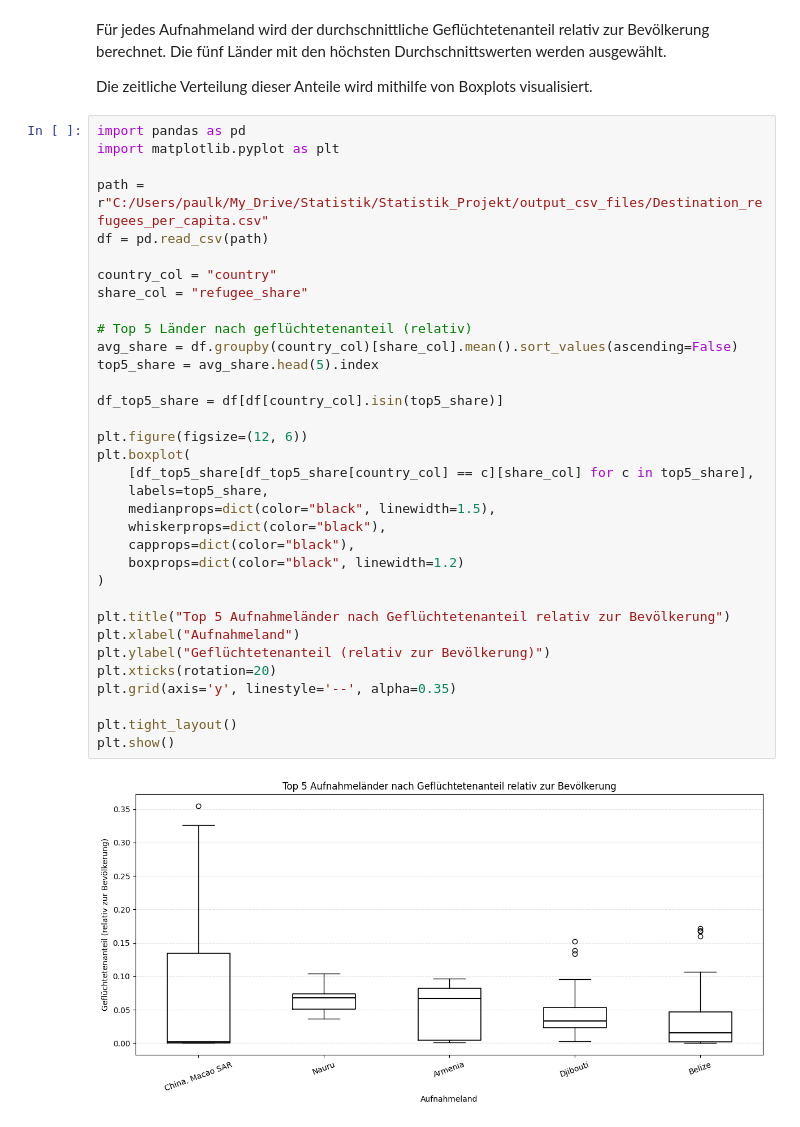
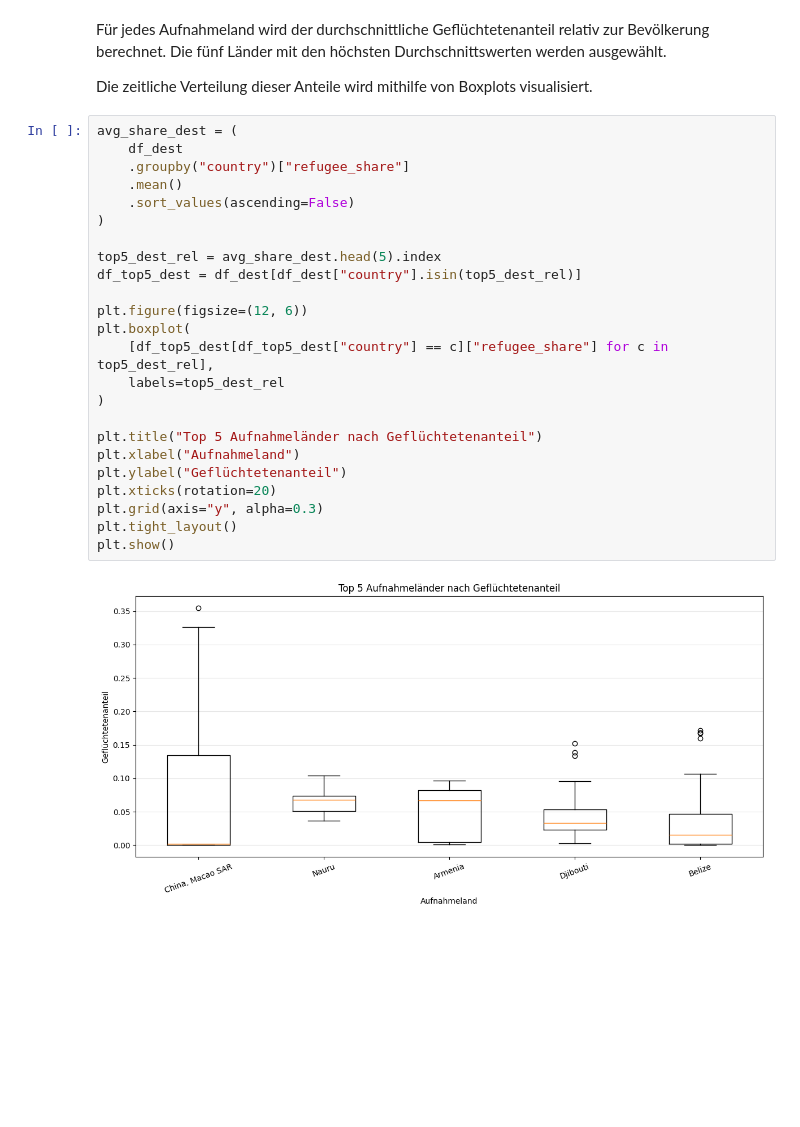
Before and after one commit to paujoko/Statistik_project_refugees, a Jupyter notebook: Boxplot_histogramm.ipynb, the cells around one changed output. Drawn from its saved outputs; the diff is of its cells as text; blank space fills up the shorter version.

```diff
--- a/Boxplot_histogramm.ipynb
+++ b/Boxplot_histogramm.ipynb
@@ -126,38 +119,28 @@ Durchschnittswerten werden ausgewählt.
 Die zeitliche Verteilung dieser Anteile wird mithilfe von Boxplots
 visualisiert.
 # %%
-import pandas as pd
-import matplotlib.pyplot as plt
+avg_share_dest = (
+    df_dest
+    .groupby("country")["refugee_share"]
+    .mean()
+    .sort_values(ascending=False)
+)
 
-path = r"C:/Users/paulk/My_Drive/Statistik/Statistik_Projekt/output_csv_files/Destination_refugees_per_capita.csv"
-df = pd.read_csv(path)
-
-country_col = "country"
-share_col = "refugee_share"
-
-# Top 5 Länder nach geflüchtetenanteil (relativ)
-avg_share = df.groupby(country_col)[share_col].mean().sort_values(ascending=False)
-top5_share = avg_share.head(5).index
-
-df_top5_share = df[df[country_col].isin(top5_share)]
+top5_dest_rel = avg_share_dest.head(5).index
+df_top5_dest = df_dest[df_dest["country"].isin(top5_dest_rel)]
 
 plt.figure(figsize=(12, 6))
 plt.boxplot(
-    [df_top5_share[df_top5_share[country_col] == c][share_col] for c in top5_share],
-    labels=top5_share,
-    medianprops=dict(color="black", linewidth=1.5),
-    whiskerprops=dict(color="black"),
-    capprops=dict(color="black"),
-    boxprops=dict(color="black", linewidth=1.2)
+    [df_top5_dest[df_top5_dest["country"] == c]["refugee_share"] for c in top5_dest_rel],
+    labels=top5_dest_rel
 )
 
-plt.title("Top 5 Aufnahmeländer nach Geflüchtetenanteil relativ zur Bevölkerung")
+plt.title("Top 5 Aufnahmeländer nach Geflüchtetenanteil")
 plt.xlabel("Aufnahmeland")
-plt.ylabel("Geflüchtetenanteil (relativ zur Bevölkerung)")
+plt.ylabel("Geflüchtetenanteil")
 plt.xticks(rotation=20)
-plt.grid(axis='y', linestyle='--', alpha=0.35)
-
+plt.grid(axis="y", alpha=0.3)
 plt.tight_layout()
 plt.show()
 # %% [output]
-[figure, old version]
+[figure, new version]
```
Also changed, not shown: parts of 3 cells of this notebook, 15 other files.
